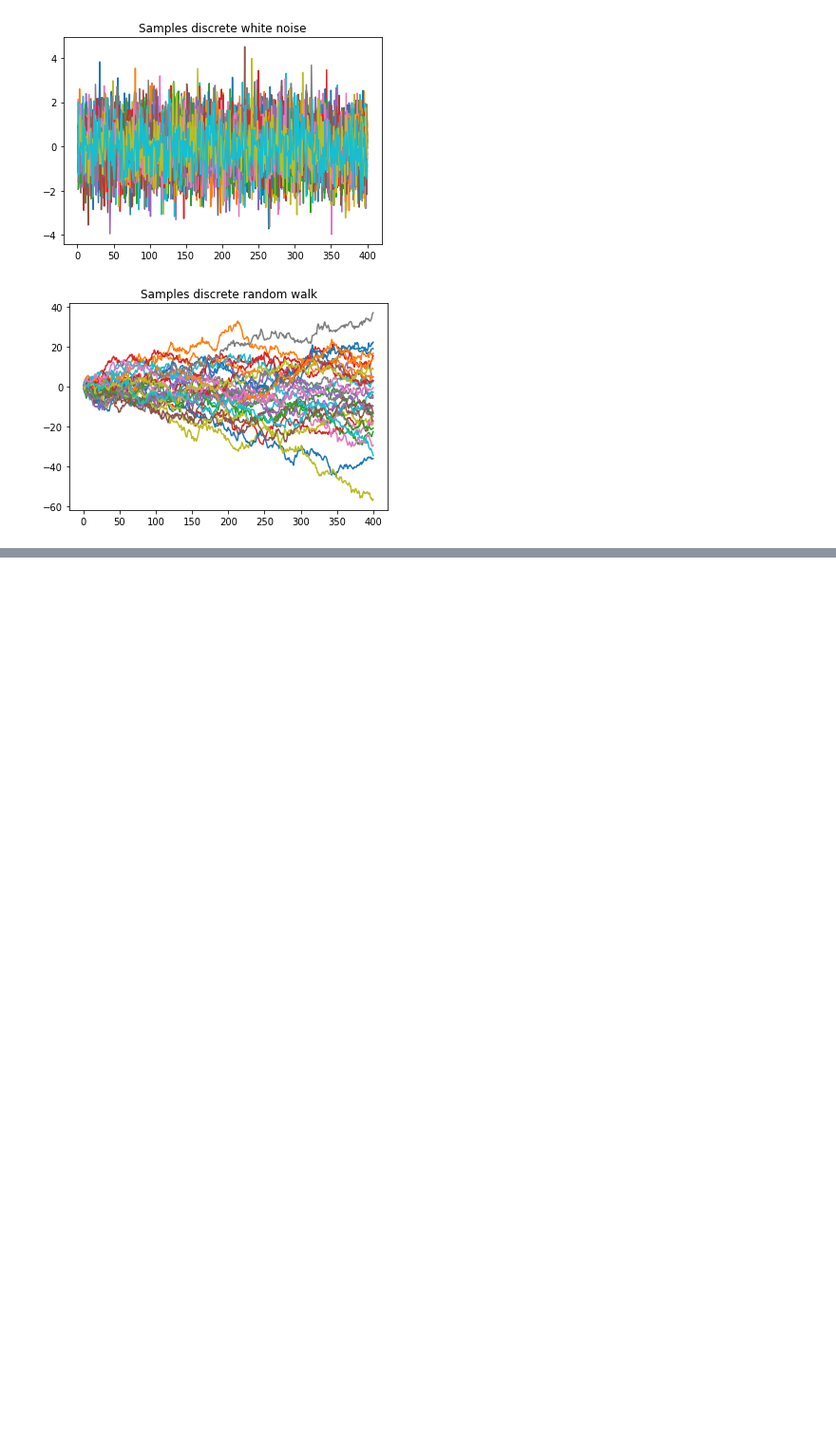
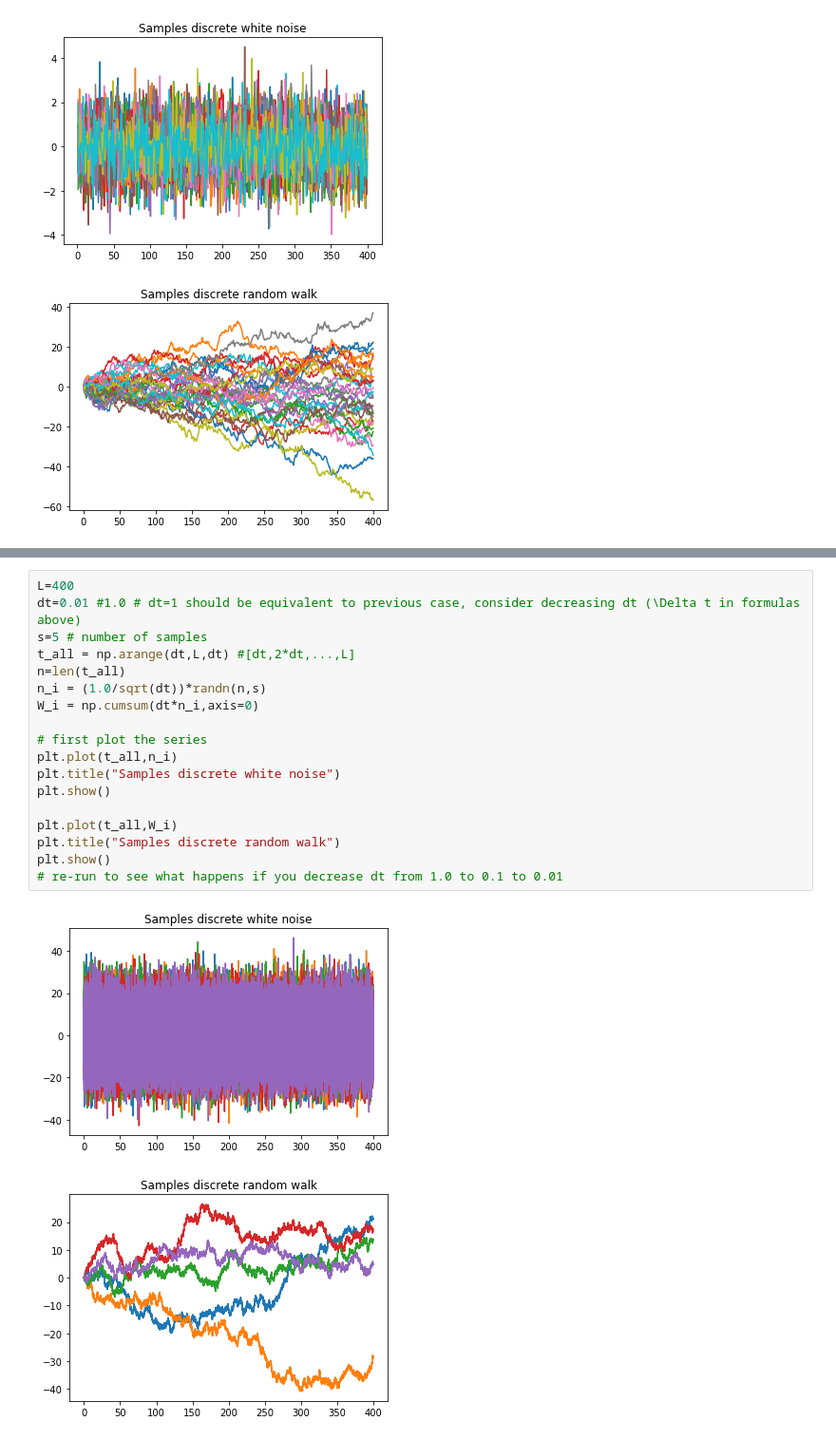
Before and after one commit to robot144/sde, a Jupyter notebook: 1_random_walk.ipynb, the cells around one changed output, grey strips where cells are left out. Shown: that part at 95% size. Drawn from its saved outputs; the diff is of its cells as text; blank space fills up the shorter version.

Commit message:
Finished draft of first notebook.

```diff
--- a/1_random_walk.ipynb
+++ b/1_random_walk.ipynb
@@ -90,0 +120,21 @@ plt.show()
+# %%
+L=400
+dt=0.01 #1.0 # dt=1 should be equivalent to previous case, consider decreasing dt (\Delta t in formulas above)
+s=5 # number of samples
+t_all = np.arange(dt,L,dt) #[dt,2*dt,...,L]
+n=len(t_all)
+n_i = (1.0/sqrt(dt))*randn(n,s)
+W_i = np.cumsum(dt*n_i,axis=0)
+
+# first plot the series
+plt.plot(t_all,n_i)
+plt.title("Samples discrete white noise")
+plt.show()
+
+plt.plot(t_all,W_i)
+plt.title("Samples discrete random walk")
+plt.show()
+# re-run to see what happens if you decrease dt from 1.0 to 0.1 to 0.01
+# %% [output]
+[figure, added]
+[figure, added]
```
Also changed, not shown: parts of 4 cells of this notebook.
